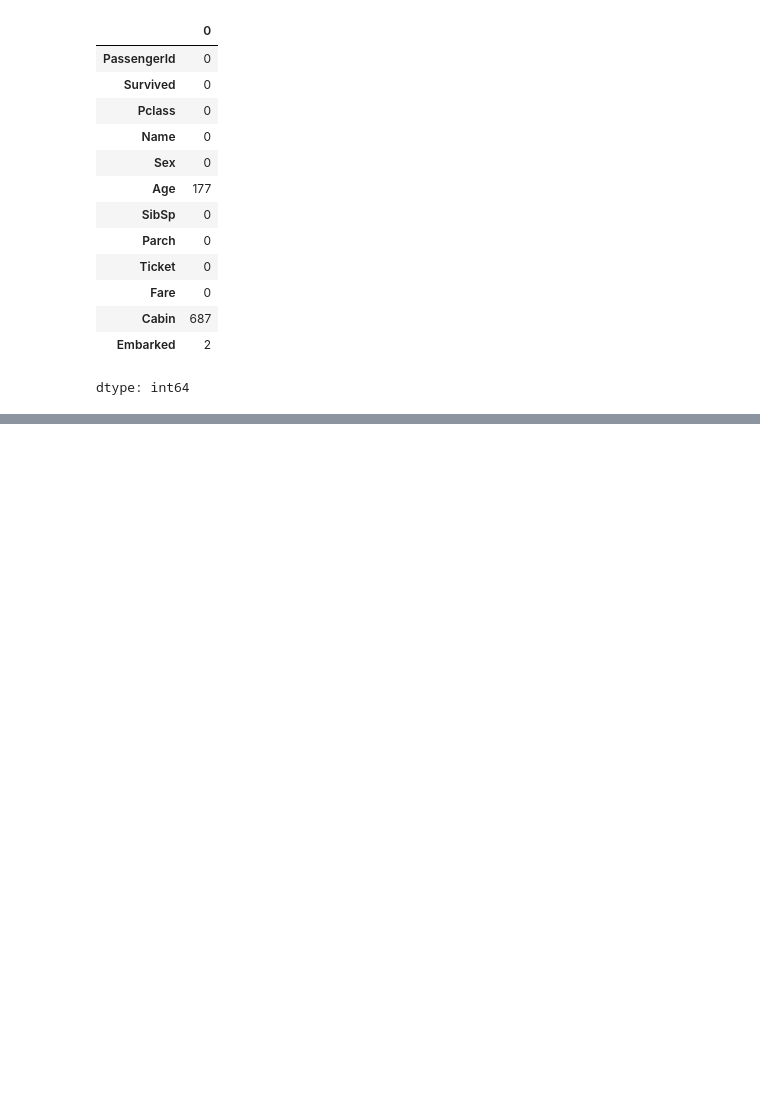
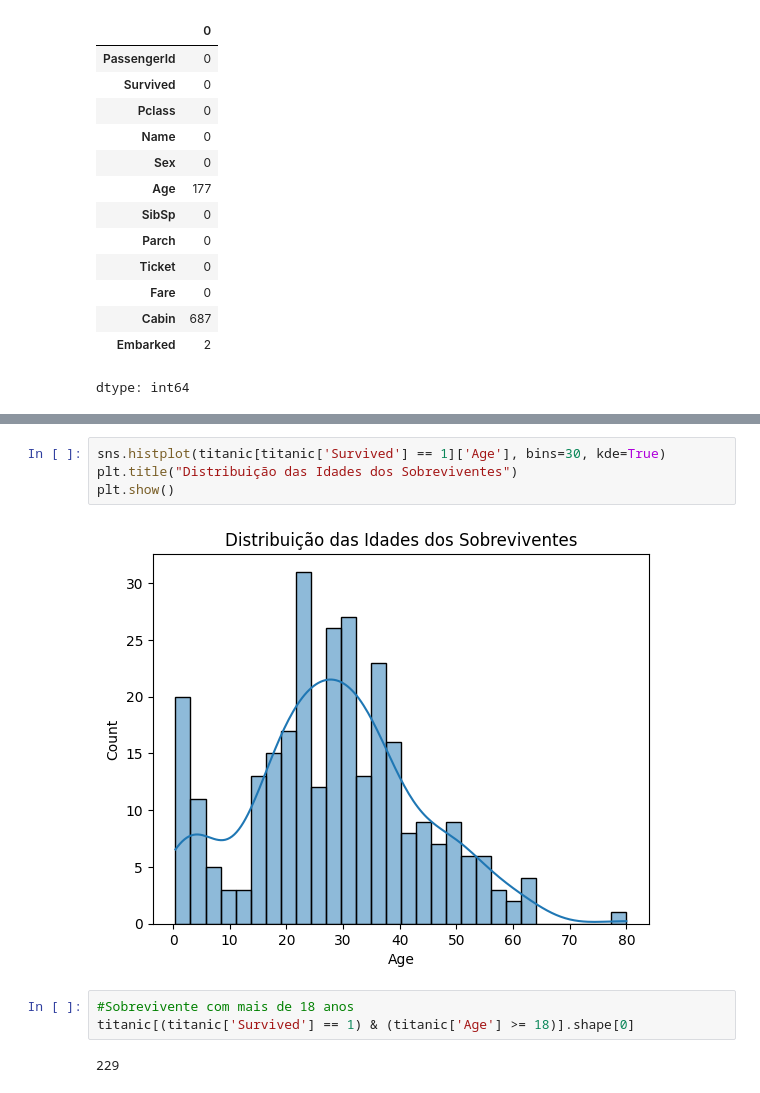
Before and after one commit to Guilherme0202PM/A, a Jupyter notebook: Titanic.ipynb, the cells around one changed output, grey strips where cells are left out. Cells and saved outputs as stored; diff of their text form; blank space fills up the shorter version.

```diff
--- a/Titanic.ipynb
+++ b/Titanic.ipynb
@@ -108,0 +136,11 @@ dtype: int64
+# %%
+sns.histplot(titanic[titanic['Survived'] == 1]['Age'], bins=30, kde=True)
+plt.title("Distribuição das Idades dos Sobreviventes")
+plt.show()
+# %% [output]
+[figure, added]
+# %%
+#Sobrevivente com mais de 18 anos
+titanic[(titanic['Survived'] == 1) & (titanic['Age'] >= 18)].shape[0]
+# %% [output]
+229
```
Also changed, not shown: parts of 4 cells of this notebook.
